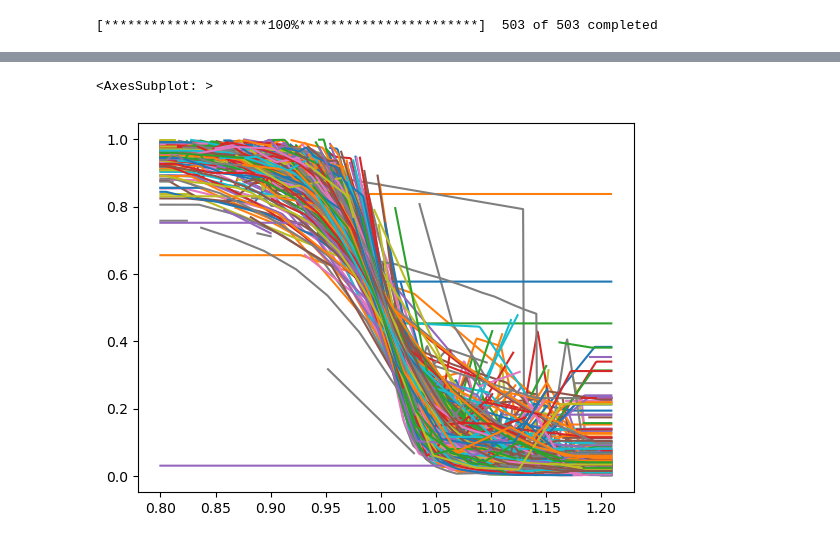
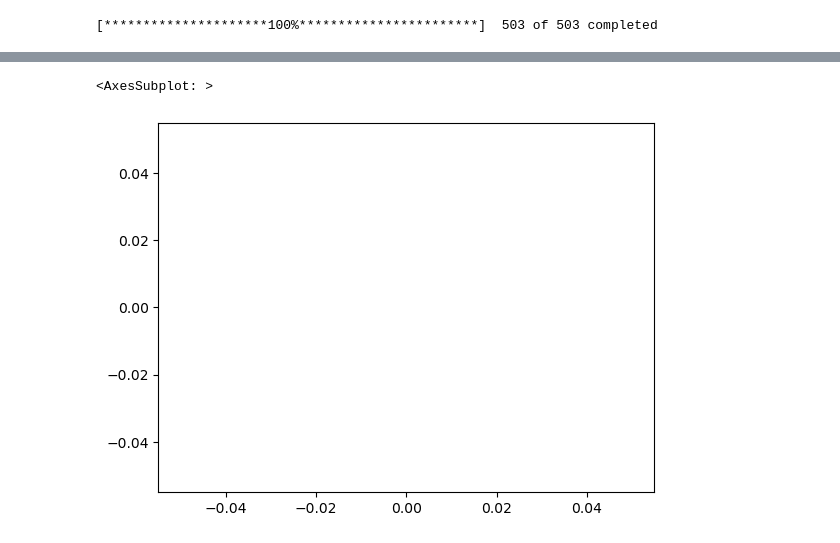
Before and after one commit to BenBowring/OptionSite, a Jupyter notebook: polygon_create.ipynb, the cells around one changed output, grey strips where cells are left out. Cells and saved outputs as stored; diff of their text form; code cells hidden in the pictures.

```diff
--- a/polygon_create.ipynb
+++ b/polygon_create.ipynb
@@ -36,7 +36,7 @@ for ticker in names:
     payload = {'expiration_date': '2023-01-20', 'strike_price.gte': low_strike,
     'strike_price.lte': high_strike, 'limit': 100}
 
-    r = requests.get(query_url, headers={"Authorization": ""}, params = payload)
+    r = requests.get(query_url, headers={"Authorization": "Bearer S9lBZQks_NgqdpCvFiIm_YYdAxQNvGYQ"}, params = payload)
 
     dict_results = dict(r.json())
 
@@ -107,6 +107,6 @@ df
 # %%
 d_curve = df[df['callput'] == 'call']
-rebase_index = np.arange(0.8,1.21,0.001)
+rebase_index = np.arange(0.8,1.201,0.01)
 # %%
 curves = pd.DataFrame()
 
@@ -124,7 +124,7 @@ for tick in names:
 
         pass
 # %%
-curve_df.plot(legend=False)
+curve_df['AAPL'].plot()
 # %% [output]
 <AxesSubplot: >
-[figure, old version]
+[figure, new version]
```
Also changed, not shown: parts of 2 cells of this notebook, 1 other file.
